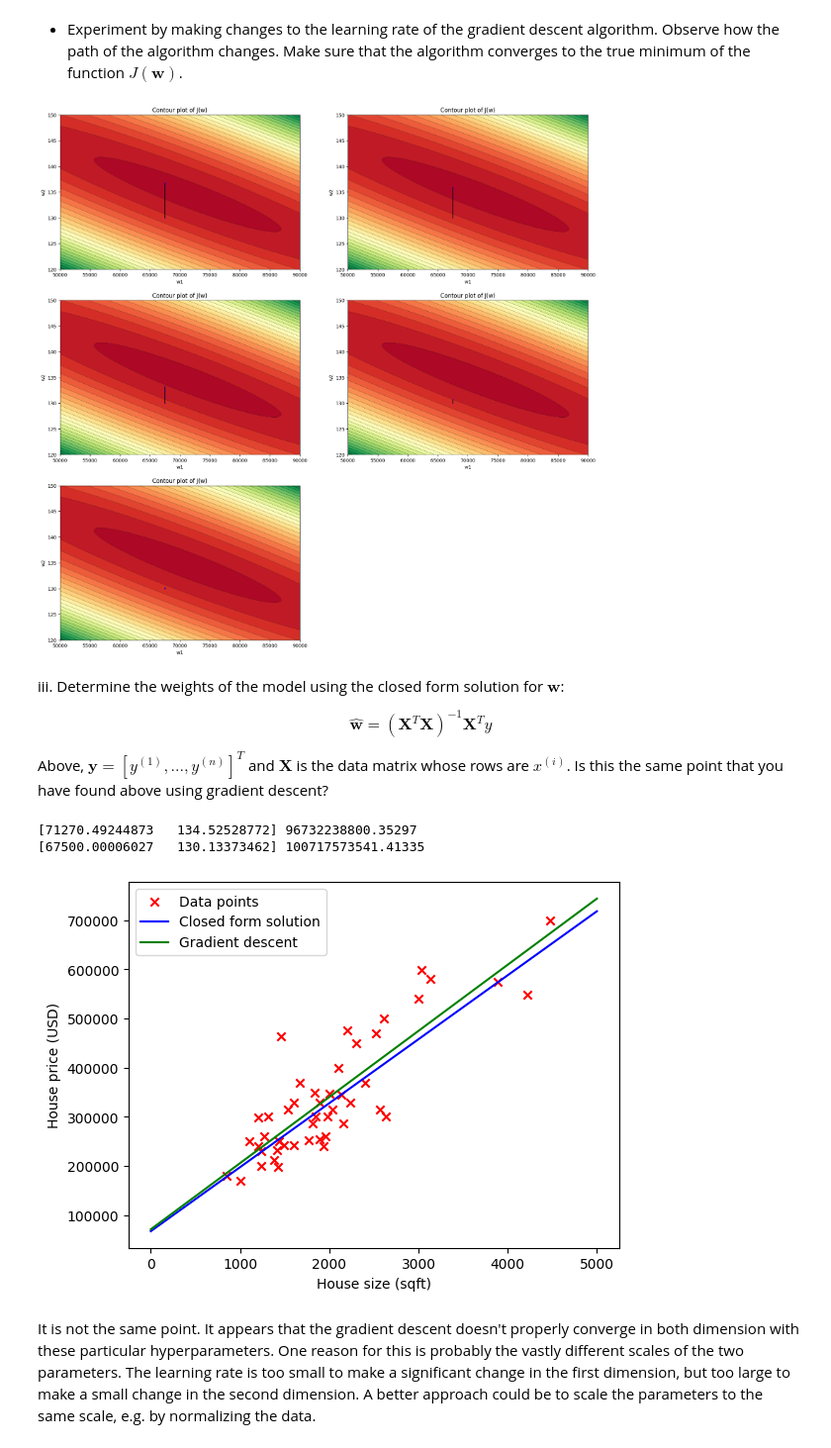
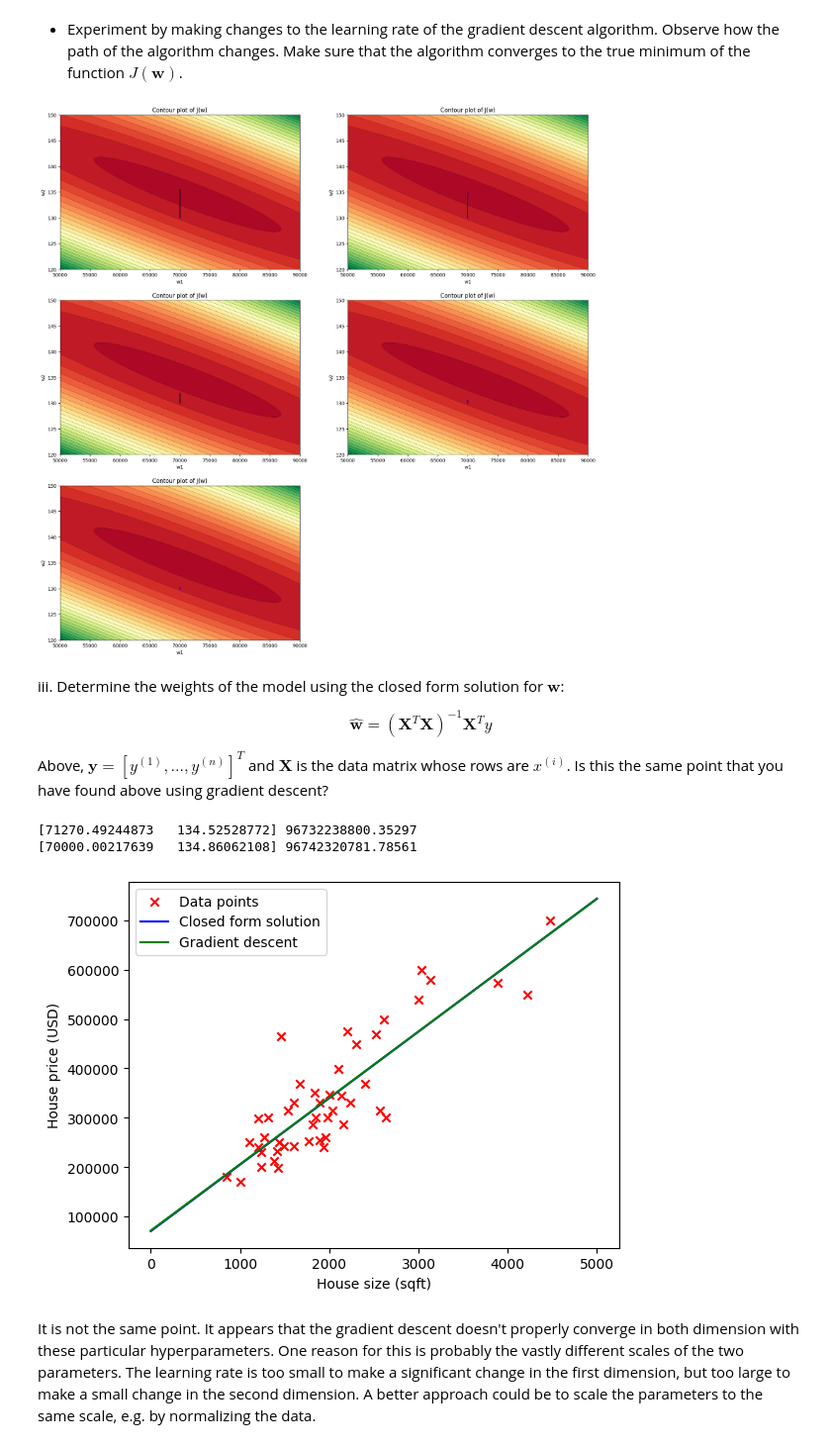
Before and after one commit to jan-clr/MLSP2324, a Jupyter notebook: S3/Supplement-3.ipynb, the cells around one changed output. Shown at 99% size. Saved outputs shown, nothing was run; the diff lists cells and outputs as text; code cells hidden in the pictures.

```diff
--- a/S3/Supplement-3.ipynb
+++ b/S3/Supplement-3.ipynb
@@ -205,16 +205,17 @@ alphas = [5e-9, 3e-9, 1e-9, 5e-10, 1e-10]
 plot = plt.figure()
 plot.set_figheight(20)
 plot.set_figwidth(20)
+final_w = []
 for alpha in alphas:
     min_delta = 1
-    w_0 = np.array([67500, 130])
+    w_0 = np.array([70000, 130])
     w = GradientDescent(w_0, alpha, gradient_J, min_delta, max_iter=1000)
-
+    final_w.append(w[-1])
     plot_training(w, 3, 2, alphas.index(alpha) + 1, plot)
 
 plt.show()
 # %% [output]
-[figure, old version]
+[figure, new version]
 # %% [markdown]
 iii\. Determine the weights of the model using the closed form solution for $\boldsymbol{w}$:
 \begin{align}
@@ -224,20 +225,21 @@ Above, $\mathbf{y} = [y^{(1)},..., y^{(n)}]^T$ and $\mathbf{X}$ is the data matr
 # %%
 # TODO: Compute the closed form solution
 X = np.array([np.ones(len(size)), size]).T
 w_ex = np.linalg.inv(X.T @ X) @ X.T @ price
+w = final_w[1]
 print(w_ex, J(w_ex))
-print(w[-1], J(w[-1]))
+print(w, J(w))
 
 plt.scatter(size, price, marker='x', color='red')
-plt.plot([0, 5000], [w[-1][0], w[-1][0] + 5000 * w[-1][1]], '-', color='blue')
+plt.plot([0, 5000], [w[0], w[0] + 5000 * w[1]], '-', color='blue')
 plt.plot([0, 5000], [w_ex[0], w_ex[0] + 5000 * w_ex[1]], '-', color='green')
 plt.legend(['Data points', 'Closed form solution', 'Gradient descent'])
 plt.xlabel('House size (sqft)')
 plt.ylabel('House price (USD)')
 plt.show()
 # %% [output]
 [71270.49244873   134.52528772] 96732238800.35297
-[67500.00006027   130.13373462] 100717573541.41335
+[70000.00217639   134.86062108] 96742320781.78561
-[figure, old version]
+[figure, new version]
 # %% [markdown]
 It is not the same point. It appears that the gradient descent doesn't properly converge in both dimension with these particular hyperparameters. One reason for this is probably the vastly different scales of the two parameters. The learning rate is too small to make a significant change in the first dimension, but too large to make a small change in the second dimension. A better approach could be to scale the parameters to the same scale, e.g. by normalizing the data.
```
